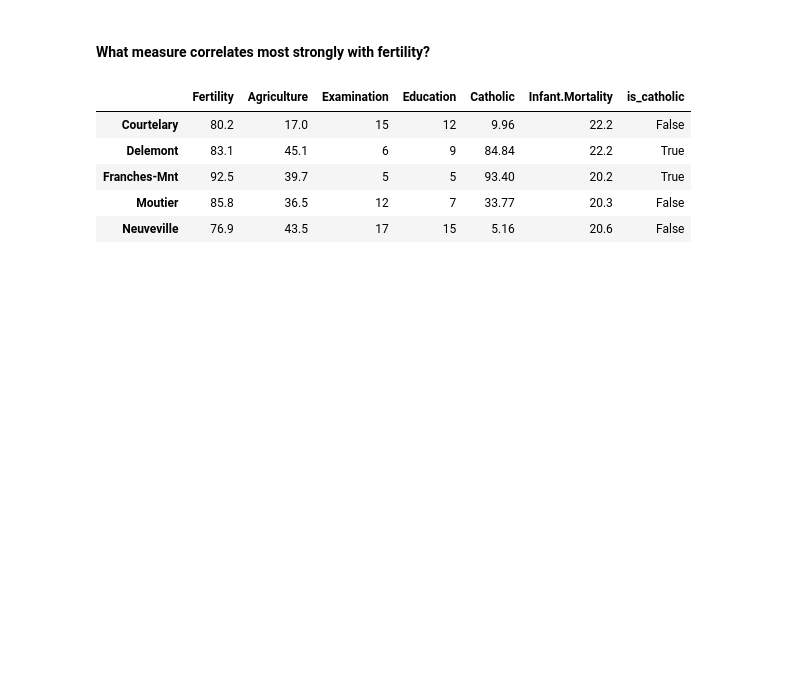
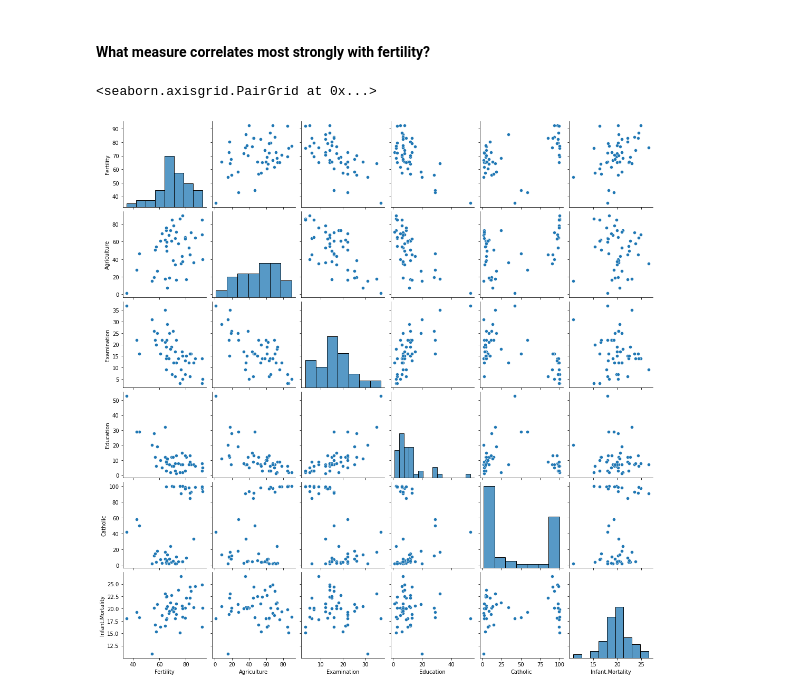
Before and after one commit to bensmith07/numpy-pandas-visualization-exercises, a Jupyter notebook: seaborn_exercises.ipynb, the cells around one changed output. Drawn from its saved outputs; the diff is of its cells as text; code cells hidden in the pictures; blank space fills up the shorter version.

```diff
--- a/seaborn_exercises.ipynb
+++ b/seaborn_exercises.ipynb
@@ -233,12 +234,12 @@ plt.show()
 [figure]
 # %% [markdown]
 #### What measure correlates most strongly with fertility?
-# %%
-swiss.head()
-# %% [output]
-|  | Fertility | Agriculture | Examination | Education | Catholic | Infant.Mortality | is_catholic |
-| Courtelary | 80.2 | 17.0 | 15 | 12 | 9.96 | 22.2 | False |
-| Delemont | 83.1 | 45.1 | 6 | 9 | 84.84 | 22.2 | True |
-| Franches-Mnt | 92.5 | 39.7 | 5 | 5 | 93.40 | 20.2 | True |
-| Moutier | 85.8 | 36.5 | 12 | 7 | 33.77 | 20.3 | False |
-| Neuveville | 76.9 | 43.5 | 17 | 15 | 5.16 | 20.6 | False |
+# %%
+swiss = swiss.iloc[:,:-1] # removing the is_catholic boolean column
+# %%
+sns.pairplot(swiss)
+# based on a simple visual analysis of the plots below, 'examination' and 'infant mortality' appear
+# to have the strongest linear correlation with fertility
+# %% [output]
+<seaborn.axisgrid.PairGrid at 0x...>
+[figure, added]
```
Also changed, not shown: parts of 19 cells of this notebook, 1 other file.
